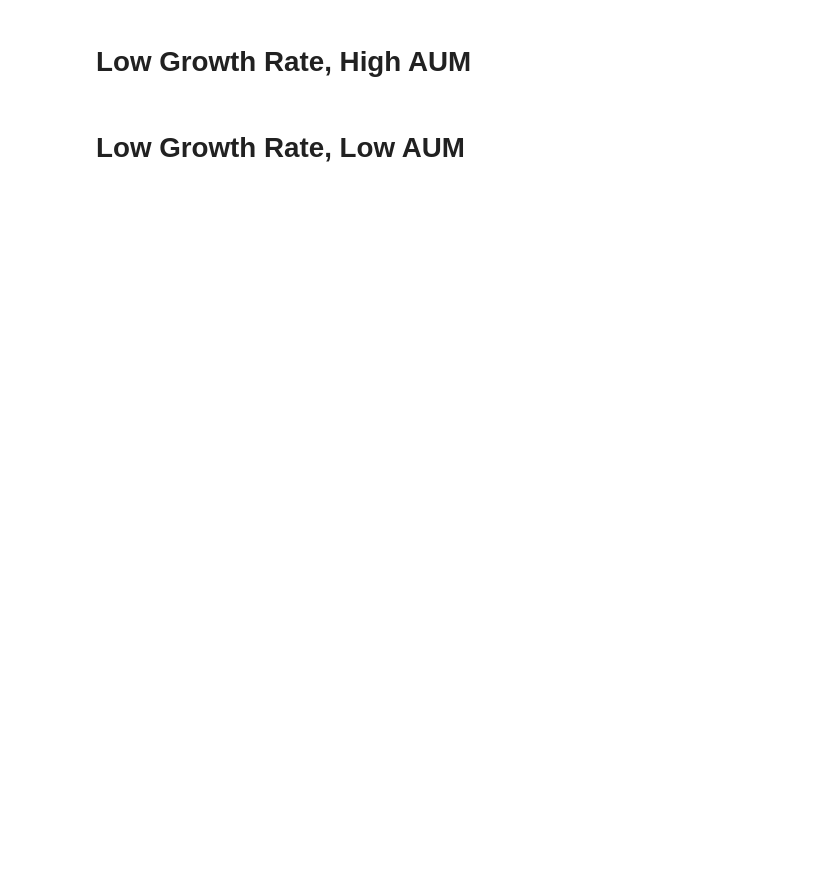
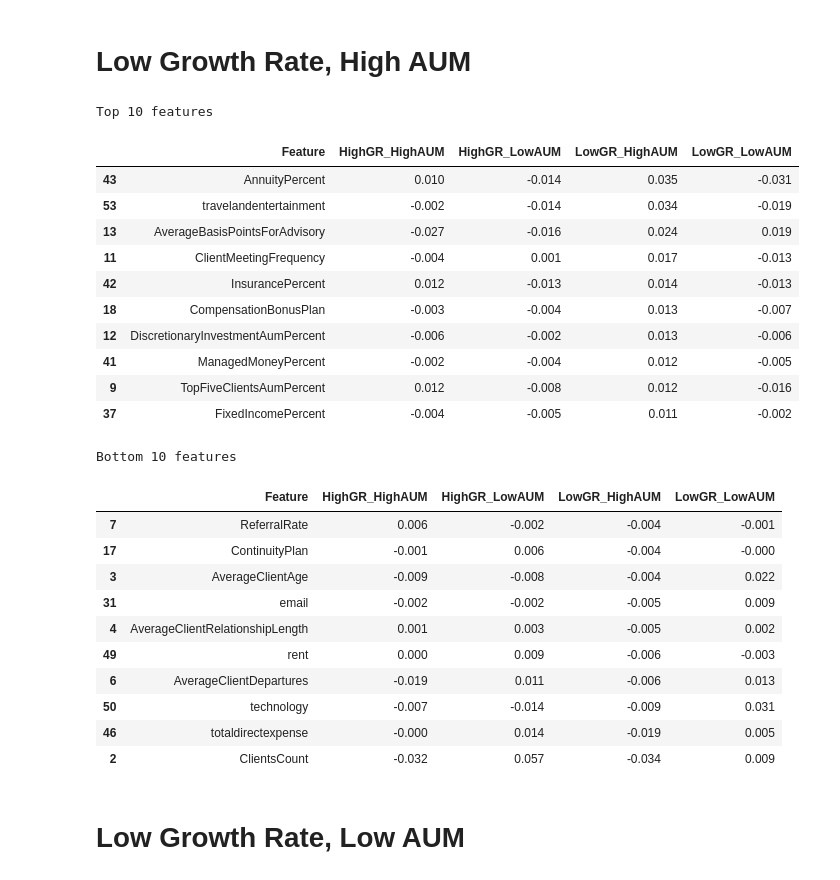
Before and after one commit to alexander-pan/truelytics, a Jupyter notebook: AUM_AnnualizedRevenueGrowth_Classification.ipynb, the cells around one changed output. Cells and saved outputs as stored; diff of their text form; code cells hidden in the pictures; blank space fills up the shorter version.

```diff
--- a/AUM_AnnualizedRevenueGrowth_Classification.ipynb
+++ b/AUM_AnnualizedRevenueGrowth_Classification.ipynb
@@ -216,9 +219,34 @@ Bottom 10 features
 # Low Growth Rate, High AUM
 # %%
 print 'Top 10 features'
-display(ft_df.sort_values('LGR_HighAUM',ascending=False).head(10))
+display(ft_df.sort_values('LowGR_HighAUM',ascending=False).head(10))
 
 print 'Bottom 10 features'
-display(ft_df.sort_values('HighGR_HighAUM',ascending=False).tail(10))
+display(ft_df.sort_values('LowGR_HighAUM',ascending=False).tail(10))
+# %% [output]
+Top 10 features
+|  | Feature | HighGR_HighAUM | HighGR_LowAUM | LowGR_HighAUM | LowGR_LowAUM |
+| 43 | AnnuityPercent | 0.010 | -0.014 | 0.035 | -0.031 |
+| 53 | travelandentertainment | -0.002 | -0.014 | 0.034 | -0.019 |
+| 13 | AverageBasisPointsForAdvisory | -0.027 | -0.016 | 0.024 | 0.019 |
+| 11 | ClientMeetingFrequency | -0.004 | 0.001 | 0.017 | -0.013 |
+| 42 | InsurancePercent | 0.012 | -0.013 | 0.014 | -0.013 |
+| 18 | CompensationBonusPlan | -0.003 | -0.004 | 0.013 | -0.007 |
+| 12 | DiscretionaryInvestmentAumPercent | -0.006 | -0.002 | 0.013 | -0.006 |
+| 41 | ManagedMoneyPercent | -0.002 | -0.004 | 0.012 | -0.005 |
+| 9 | TopFiveClientsAumPercent | 0.012 | -0.008 | 0.012 | -0.016 |
+| 37 | FixedIncomePercent | -0.004 | -0.005 | 0.011 | -0.002 |
+Bottom 10 features
+|  | Feature | HighGR_HighAUM | HighGR_LowAUM | LowGR_HighAUM | LowGR_LowAUM |
+| 7 | ReferralRate | 0.006 | -0.002 | -0.004 | -0.001 |
+| 17 | ContinuityPlan | -0.001 | 0.006 | -0.004 | -0.000 |
+| 3 | AverageClientAge | -0.009 | -0.008 | -0.004 | 0.022 |
+| 31 | email | -0.002 | -0.002 | -0.005 | 0.009 |
+| 4 | AverageClientRelationshipLength | 0.001 | 0.003 | -0.005 | 0.002 |
+| 49 | rent | 0.000 | 0.009 | -0.006 | -0.003 |
+| 6 | AverageClientDepartures | -0.019 | 0.011 | -0.006 | 0.013 |
+| 50 | technology | -0.007 | -0.014 | -0.009 | 0.031 |
+| 46 | totaldirectexpense | -0.000 | 0.014 | -0.019 | 0.005 |
+| 2 | ClientsCount | -0.032 | 0.057 | -0.034 | 0.009 |
 # %% [markdown]
 # Low Growth Rate, Low AUM
```
Also changed, not shown: parts of 7 cells of this notebook.
